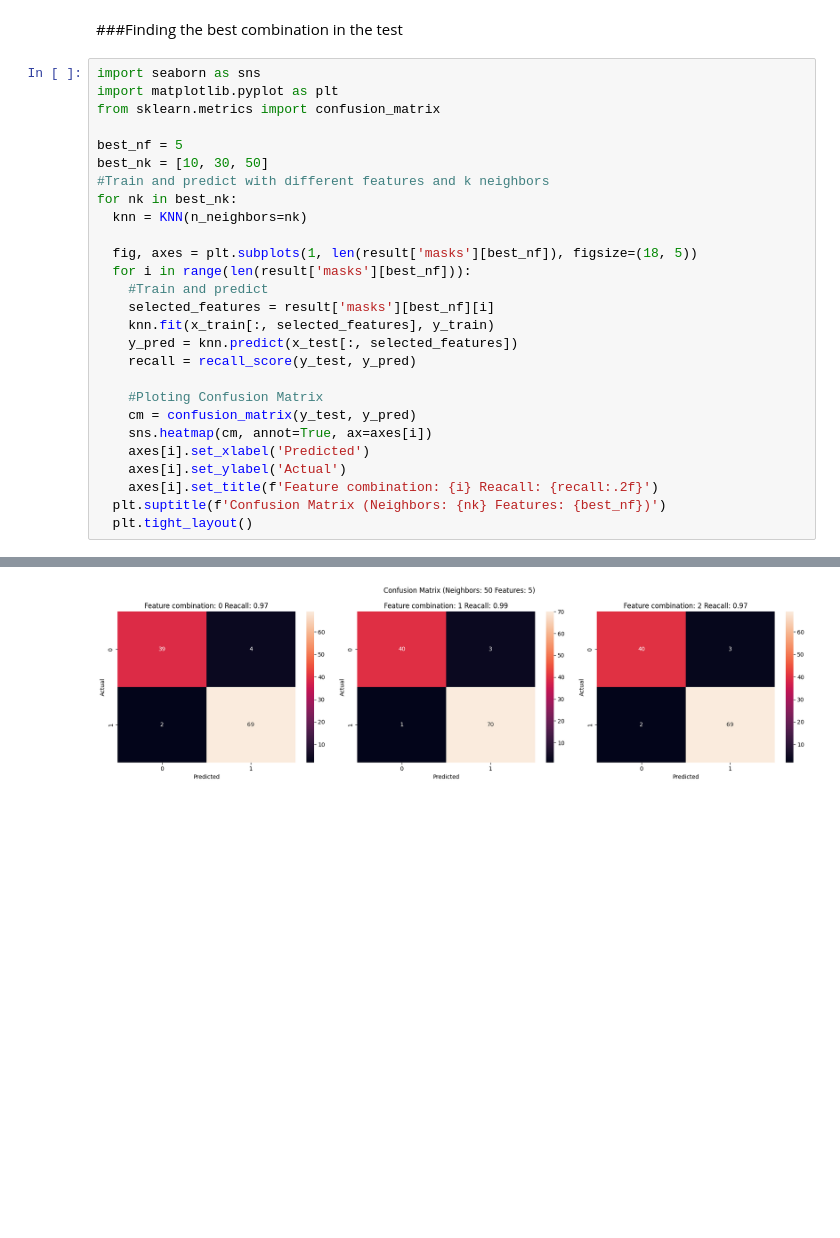
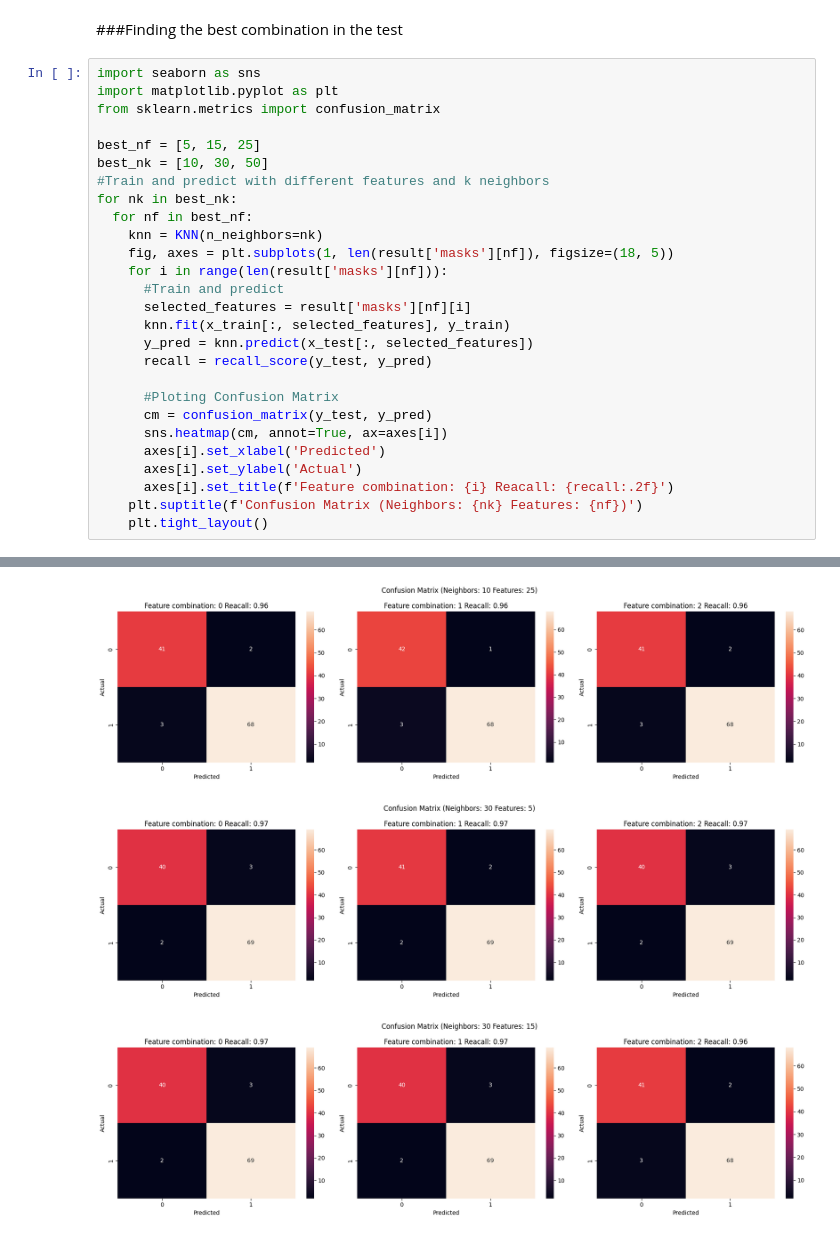
Before and after one commit to flaviorv/ai_model_lifecycle, a Jupyter notebook: tp2.ipynb, the cells around one changed output, grey strips where cells are left out. Saved outputs shown, nothing was run; the diff lists cells and outputs as text; blank space fills up the shorter version.

```diff
--- a/tp2.ipynb
+++ b/tp2.ipynb
@@ -92,31 +92,33 @@ chart.set(ylim=(0.9, 1.0))
 # %%
 import seaborn as sns
 import matplotlib.pyplot as plt
 from sklearn.metrics import confusion_matrix
 
-best_nf = 5
+best_nf = [5, 15, 25]
 best_nk = [10, 30, 50]
 #Train and predict with different features and k neighbors
 for nk in best_nk:
-  knn = KNN(n_neighbors=nk)
+  for nf in best_nf:
+    knn = KNN(n_neighbors=nk)
+    fig, axes = plt.subplots(1, len(result['masks'][nf]), figsize=(18, 5))
+    for i in range(len(result['masks'][nf])):
+      #Train and predict
+      selected_features = result['masks'][nf][i]
+      knn.fit(x_train[:, selected_features], y_train)
+      y_pred = knn.predict(x_test[:, selected_features])
+      recall = recall_score(y_test, y_pred)
 
-  fig, axes = plt.subplots(1, len(result['masks'][best_nf]), figsize=(18, 5))
-  for i in range(len(result['masks'][best_nf])):
-    #Train and predict
-    selected_features = result['masks'][best_nf][i]
-    knn.fit(x_train[:, selected_features], y_train)
-    y_pred = knn.predict(x_test[:, selected_features])
-    recall = recall_score(y_test, y_pred)
-
-    #Ploting Confusion Matrix
-    cm = confusion_matrix(y_test, y_pred)
-    sns.heatmap(cm, annot=True, ax=axes[i])
-    axes[i].set_xlabel('Predicted')
-    axes[i].set_ylabel('Actual')
-    axes[i].set_title(f'Feature combination: {i} Reacall: {recall:.2f}')
-  plt.suptitle(f'Confusion Matrix (Neighbors: {nk} Features: {best_nf})')
-  plt.tight_layout()
+      #Ploting Confusion Matrix
+      cm = confusion_matrix(y_test, y_pred)
+      sns.heatmap(cm, annot=True, ax=axes[i])
+      axes[i].set_xlabel('Predicted')
+      axes[i].set_ylabel('Actual')
+      axes[i].set_title(f'Feature combination: {i} Reacall: {recall:.2f}')
+    plt.suptitle(f'Confusion Matrix (Neighbors: {nk} Features: {nf})')
+    plt.tight_layout()
 # %% [output]
 [figure]
 [figure]
 [figure]
+[figure, added]
+[figure, added]
```
Also changed, not shown: parts of 3 cells of this notebook.
